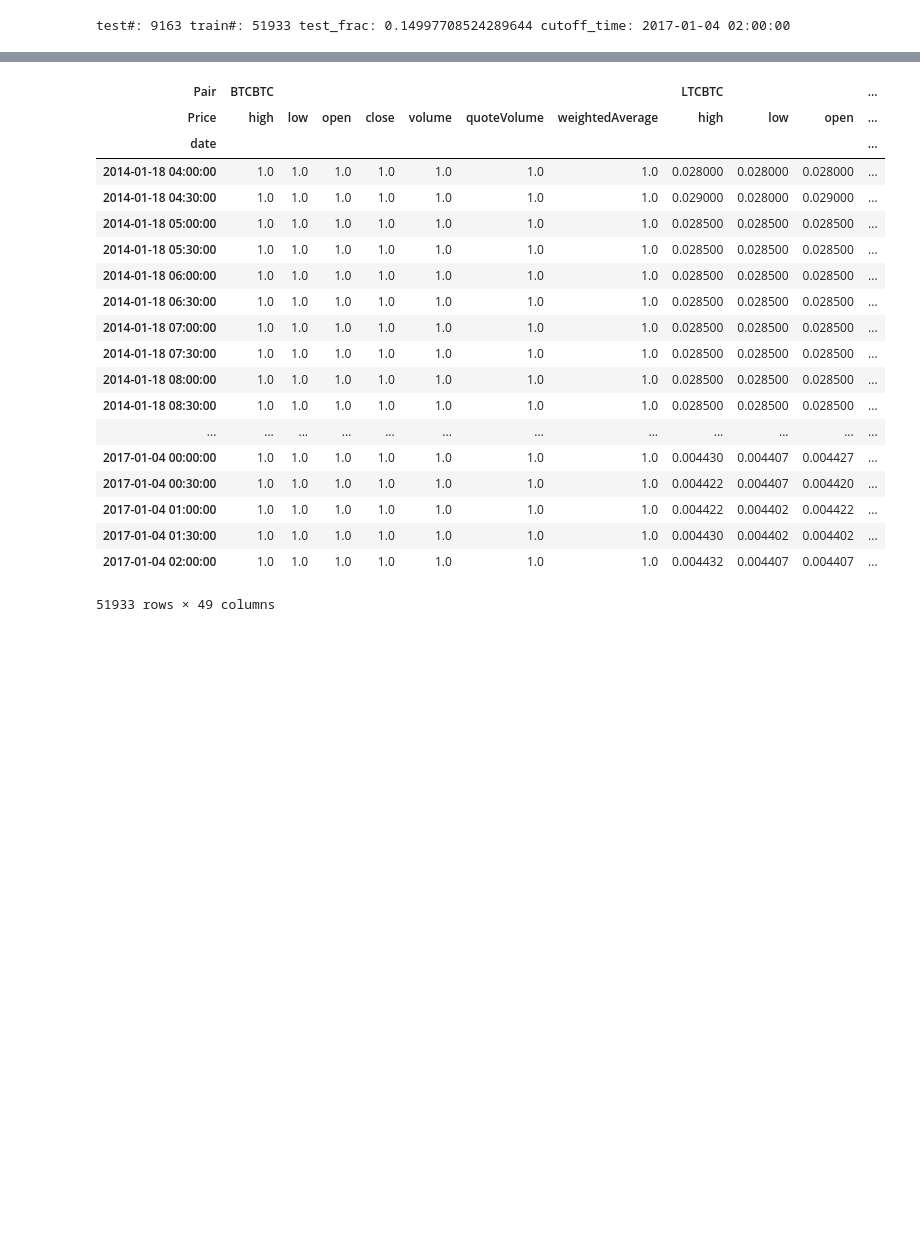
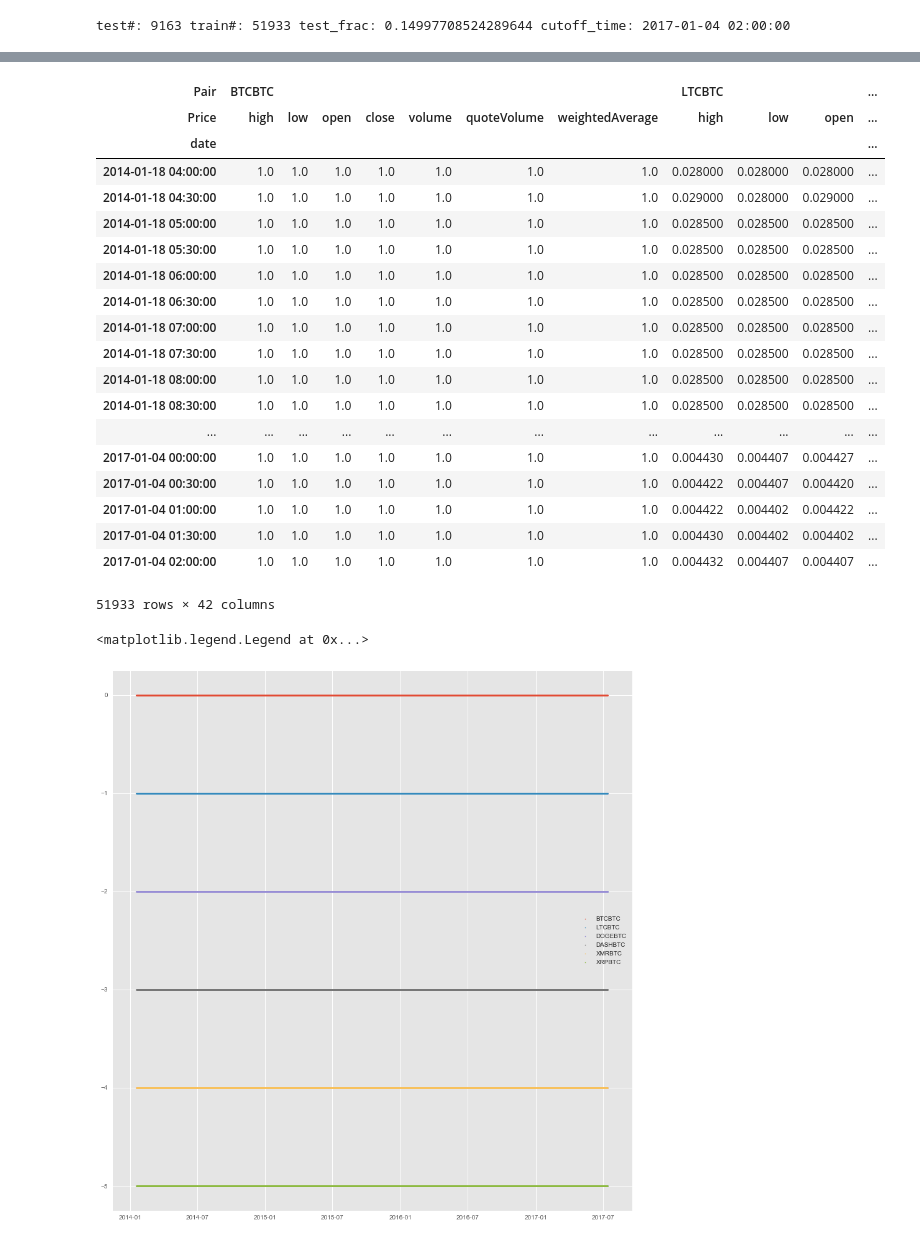
Before and after one commit to wassname/rl-portfolio-management, a Jupyter notebook: 0. load poliniex data 30m multindex.ipynb, the cells around one changed output, grey strips where cells are left out. Drawn from its saved outputs; the diff is of its cells as text; code cells hidden in the pictures; blank space fills up the shorter version.

```diff
--- a/0. load poliniex data 30m multindex.ipynb
+++ b/0. load poliniex data 30m multindex.ipynb
@@ -47,6 +47,9 @@ dfs.insert(0,df)
 # %%
 # crop to ones with more data
 dfs1= [df for df in dfs if df.index.min()<pd.Timestamp('2015-06-01')]
+
+# also only ones that are in BTC
+dfs1= [df for df in dfs1 if df.name.endswith('BTC')]
 [str(min(df.index)) for df in dfs1]
 # %% [output]
 ['2014-01-18 04:00:00',
@@ -198,14 +204,16 @@ df_train
 | 2017-01-04 01:00:00 | 1.0 | 1.0 | 1.0 | 1.0 | 1.0 | 1.0 | 1.0 | 0.004422 | 0.004402 | 0.004422 | ... |
 | 2017-01-04 01:30:00 | 1.0 | 1.0 | 1.0 | 1.0 | 1.0 | 1.0 | 1.0 | 0.004430 | 0.004402 | 0.004402 | ... |
 | 2017-01-04 02:00:00 | 1.0 | 1.0 | 1.0 | 1.0 | 1.0 | 1.0 | 1.0 | 0.004432 | 0.004407 | 0.004407 | ... |
-51933 rows × 49 columns
+51933 rows × 42 columns
 # %%
 # view timeseries
 plt.figure(figsize=(15,16))
-for i, d in enumerate(dfs):
-    name = d.columns[0].split('|')[0]
+for i, d in enumerate(dfs1):
+    name = d.name
     x=d.dropna().index
     y=[-i]*len(x)
     plt.scatter(x,y,label=name[:20], s=1)
-#     plt.plot(x,y,'.',label=name[:20], ms=1)
 plt.legend()
+# %% [output]
+<matplotlib.legend.Legend at 0x...>
+[figure, added]
```
Also changed, not shown: parts of 7 cells of this notebook, 1 other file.
